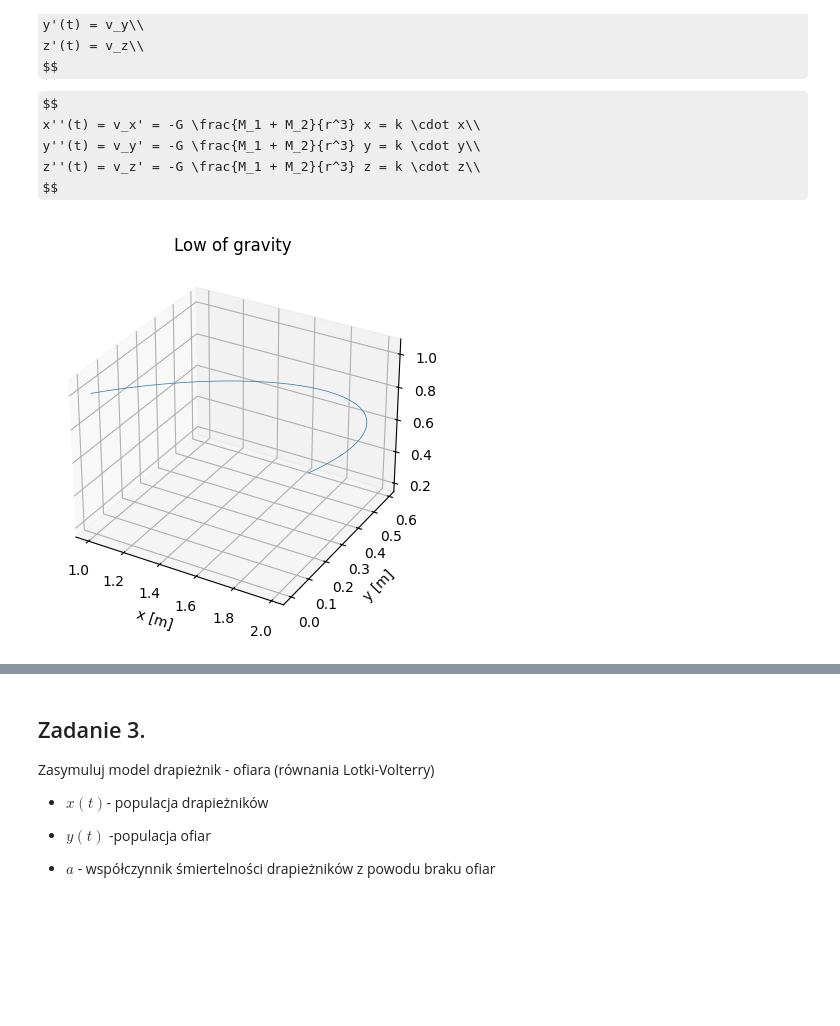
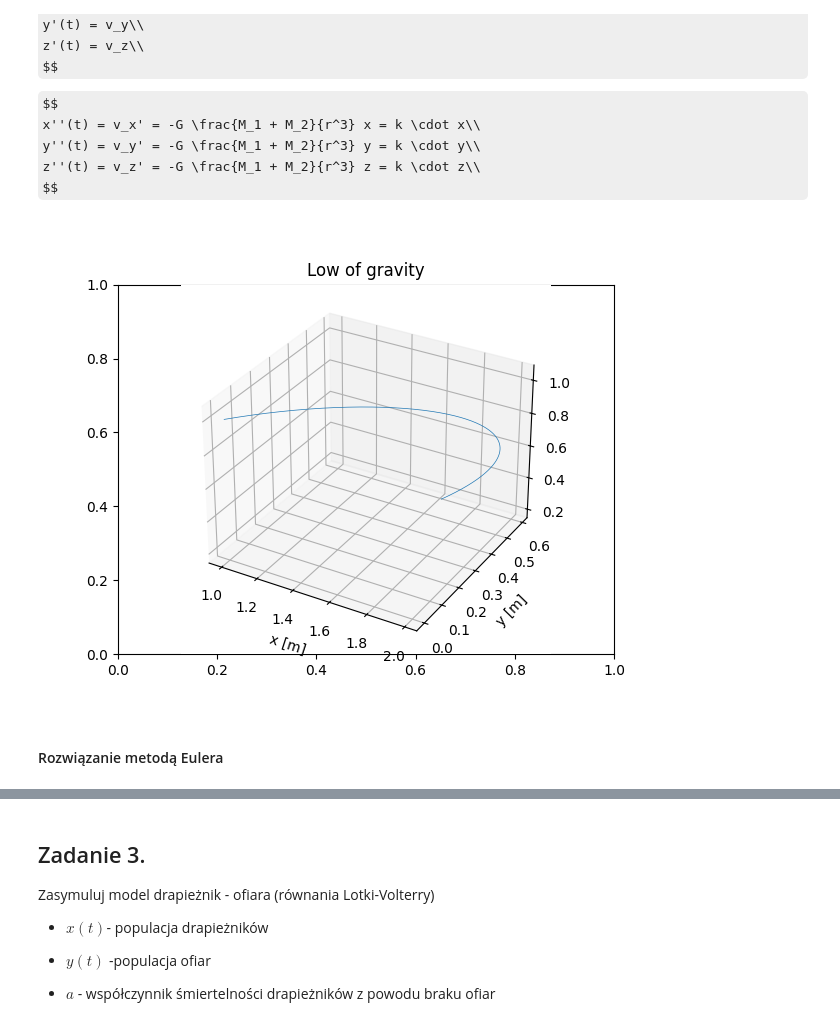
Before and after one commit to WSm-77/computional_methods_in_science_and_technology, a Jupyter notebook: lab11/11.Mownit_ODE_Lab11.ipynb, the cells around one changed output, grey strips where cells are left out. Cells and saved outputs as stored; diff of their text form; code cells hidden in the pictures; some formulas as TeX source; blank space fills up the shorter version.

```diff
--- a/lab11/11.Mownit_ODE_Lab11.ipynb
+++ b/lab11/11.Mownit_ODE_Lab11.ipynb
@@ -179,18 +248,21 @@ def gravity(t, r, G, M1, M2):
 # %%
 r0 = [1, 0, 1, 0.7, 0.2, 0.2]
 t_span = (0, 5)
-t_eval = np.linspace(*t_span, 5000)
+t_eval_gravity_rk = np.linspace(*t_span, 5000)
 G = 1
 M1 = 0.5
 M2 = 0.5
 
-sol = solve_ivp(gravity, t_span, r0, method = 'RK45', t_eval = t_eval, args = (G, M1, M2))
+sol = solve_ivp(gravity, t_span, r0, method = 'RK45', t_eval = t_eval_gravity_rk, args = (G, M1, M2))
 # %%
-ax = plt.figure().add_subplot(projection='3d')
-ax.set_title("Low of gravity")
-ax.plot(sol.y[0], sol.y[1], sol.y[2],linewidth=0.5)
-ax.set_xlabel("x [m]")
-ax.set_ylabel("y [m]")
+# %matplotlib inline
+ax_gravity_rk = plt.subplots()[0].add_subplot(projection='3d')
+ax_gravity_rk.set_title("Low of gravity")
+ax_gravity_rk.plot(sol.y[0], sol.y[1], sol.y[2],linewidth=0.5)
+ax_gravity_rk.set_xlabel("x [m]")
+ax_gravity_rk.set_ylabel("y [m]")
 plt.show()
 # %% [output]
-[figure, old version]
+[figure, new version]
+# %% [markdown]
+#### Rozwiązanie metodą Eulera
```
Also changed, not shown: parts of 43 cells of this notebook, 1 other file.
